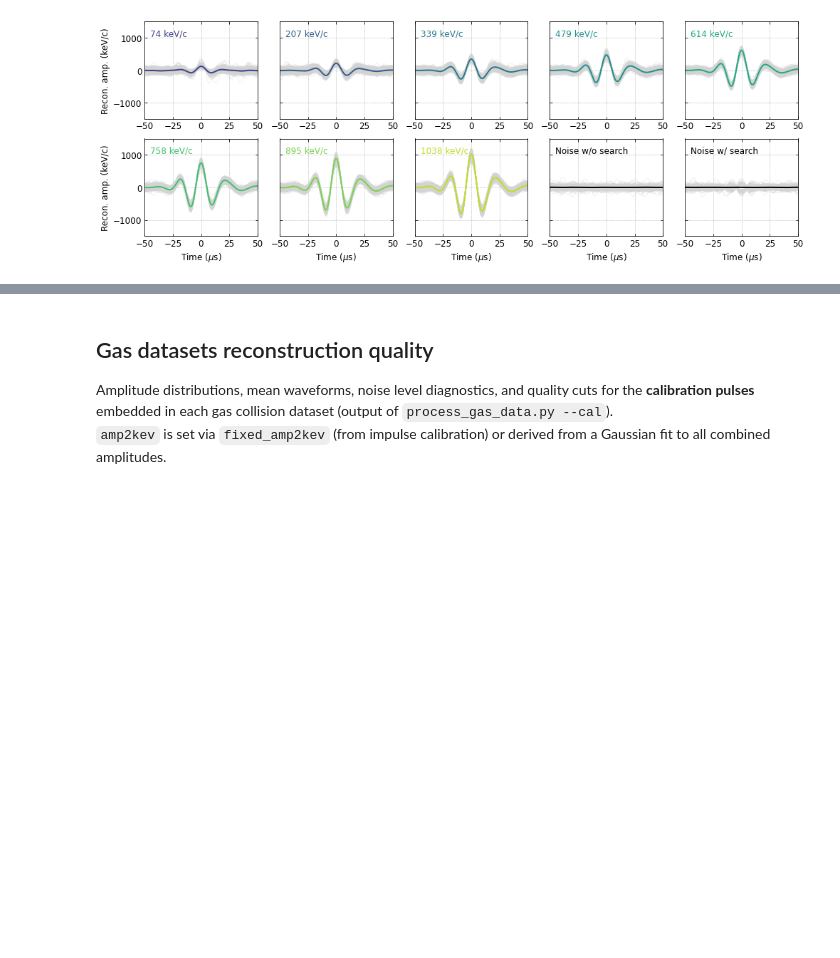
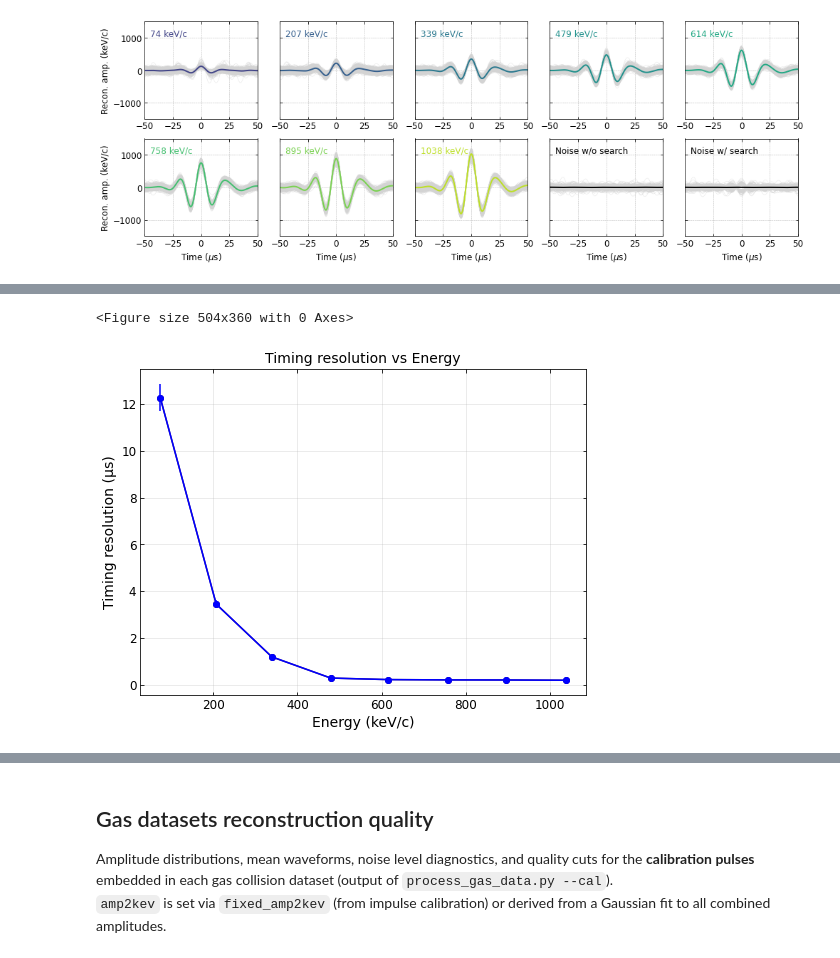
Before and after one commit to JBaeza-Rubio/Gas-collisions-time-resolution, a Jupyter notebook: 20260320_sphere_20260215_impulse_calibration.ipynb, the cells around one changed output, grey strips where cells are left out. Drawn from its saved outputs; the diff is of its cells as text; code cells hidden in the pictures; blank space fills up the shorter version.

```diff
--- a/20260320_sphere_20260215_impulse_calibration.ipynb
+++ b/20260320_sphere_20260215_impulse_calibration.ipynb
@@ -557,3 +722,39 @@ plt.show()
+# %%
+means = []
+stds = []
+
+for v in voltages:
+    peak_times = f['data_processed'][f'peak_times_from_trigger_us_{v}v'][:]
+
+    means.append(np.mean(peak_times))
+    stds.append(np.std(peak_times))
+####makes the same plot as below, but as a function of impulse voltage instead of energy. Also doesnt have the error bars
+# plt.figure(figsize=(8,6))
+# plt.plot(voltages, stds, 'o-')
+# plt.xlabel("Voltage (V)")
+# plt.ylabel("Timing resolution (µs)")
+# plt.title("Timing resolution vs Impulse voltage")
+# plt.rcParams.update({'font.size': 12})
+# plt.grid(alpha=0.3)
+# plt.show()
+
+
+
+plt.figure()
+plt.figure(figsize=(8,6))
+plt.plot(energies, stds, 'o-')
+errors = [np.std(f['data_processed'][f'peak_times_from_trigger_us_{v}v'][:]) / np.sqrt(2*len(f['data_processed'][f'peak_times_from_trigger_us_{v}v'][:])) for v in voltages]
+
+plt.errorbar(energies, stds, yerr=errors, fmt='o-', color='blue')
+plt.xlabel("Energy (keV/c)")
+plt.ylabel("Timing resolution (µs)")
+plt.title("Timing resolution vs Energy")
+plt.rcParams.update({'font.size': 12})
+plt.grid(alpha=0.3)
+plt.show()
+# %% [output]
+<Figure size 504x360 with 0 Axes>
+[figure, added]
 # %%
 # Save the averaged calibration waveform as template, plus all individual waveforms after selection
 _save_kwargs = dict(
```
Also changed, not shown: parts of 12 cells of this notebook.
